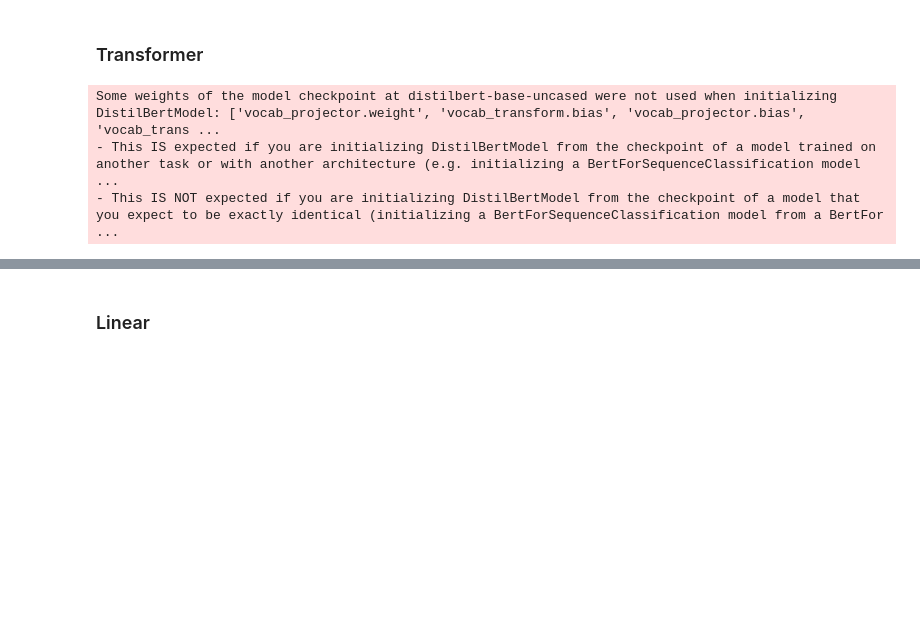
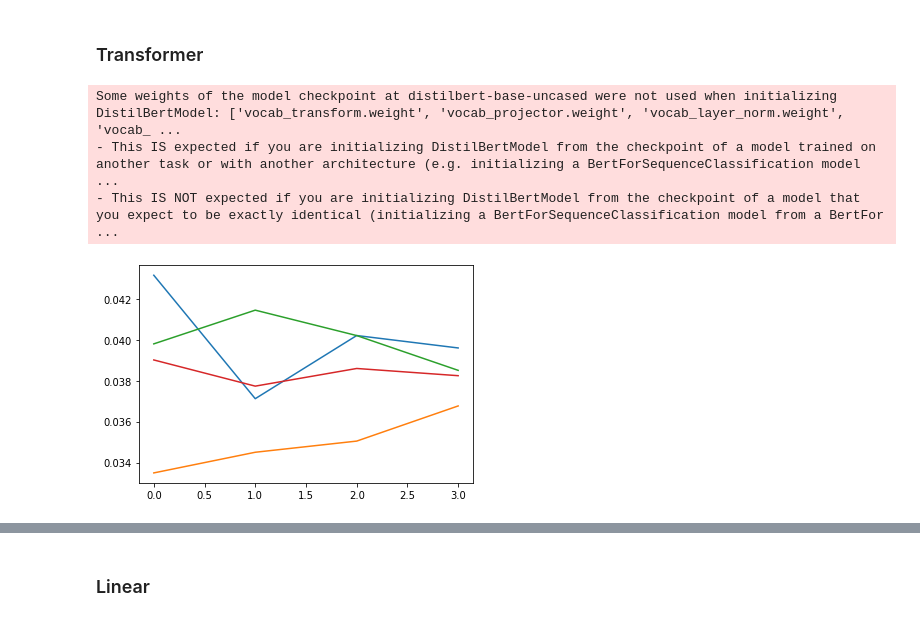
Before and after one commit to RohanM/news-bias, a Jupyter notebook: finetune.ipynb, the cells around one changed output, grey strips where cells are left out. Saved outputs shown, nothing was run; the diff lists cells and outputs as text; code cells hidden in the pictures; blank space fills up the shorter version.

Commit message:
Prep for transformer experiments

```diff
--- a/finetune.ipynb
+++ b/finetune.ipynb
@@ -175,9 +175,10 @@ class RegressiveTransformer(nn.Module):
             nn.ReLU(),
             nn.Linear(self.LINEAR_HIDDEN_SIZE, 1),
             Lambda(flatten),
+            nn.ReLU(),
             nn.Linear(num_tokens, 1),
             Lambda(flatten),
-            Lambda(lambda x: x.squeeze())
+            Lambda(squeeze),
         )
 
         device = torch.device("cuda") if torch.cuda.is_available() else torch.device("cpu")
@@ -400,8 +401,19 @@ def plot_confusion_matrix(matrix):
 # %%
 model = RegressiveTransformer(num_tokens)
 # %% [output]
-Some weights of the model checkpoint at distilbert-base-uncased were not used when initializing DistilBertModel: ['vocab_projector.weight', 'vocab_transform.bias', 'vocab_projector.bias', 'vocab_trans ...
+Some weights of the model checkpoint at distilbert-base-uncased were not used when initializing DistilBertModel: ['vocab_transform.weight', 'vocab_projector.weight', 'vocab_layer_norm.weight', 'vocab_ ...
 - This IS expected if you are initializing DistilBertModel from the checkpoint of a model trained on another task or with another architecture (e.g. initializing a BertForSequenceClassification model  ...
 - This IS NOT expected if you are initializing DistilBertModel from the checkpoint of a model that you expect to be exactly identical (initializing a BertForSequenceClassification model from a BertFor ...
 # %%
 model.freeze_base()
+# %%
+trainer = Trainer(model, train_dataloader, valid_dataloader, lr=0.000001)
+results = trainer.train(1)
+# %%
+means = [e.output.tolist() for e in results['means']]
+stds = [e.output.tolist() for e in results['stds']]
+plt.plot(means)
+#plt.plot(stds)
+plt.show()
+# %% [output]
+[figure, added]
```
Also changed, not shown: parts of 2 cells of this notebook.
